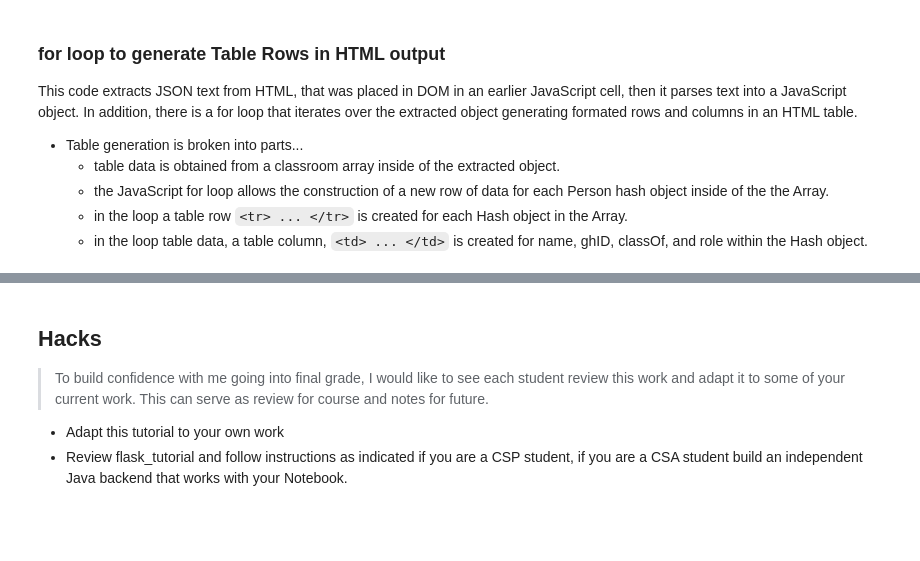
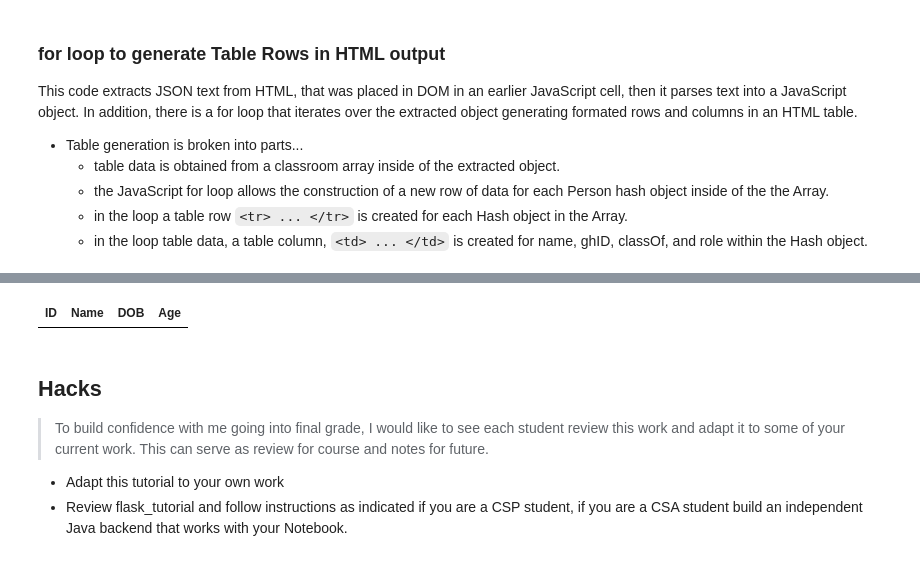
Before and after one commit to nighthawkcoders/APCSP, a Jupyter notebook: _notebooks/2022-09-19-PBL-javascript_tutorial.ipynb, the cells around one changed output, grey strips where cells are left out. Drawn from its saved outputs; the diff is of its cells as text; code cells hidden in the pictures; blank space fills up the shorter version.

```diff
--- a/_notebooks/2022-09-19-PBL-javascript_tutorial.ipynb
+++ b/_notebooks/2022-09-19-PBL-javascript_tutorial.ipynb
@@ -506,3 +457,51 @@ fetch('https://flask.nighthawkcodingsociety.com/api/users/', { mode: 'cors' })
+# %%
+%%html
+<!-- load jQuery and tablesorter scripts -->
+<head>
+<!-- load jQuery and DataTables scripts -->
+    <link rel="stylesheet" type="text/css" href="https://cdn.datatables.net/1.10.25/css/jquery.dataTables.min.css">
+    <script type="text/javascript" language="javascript" src="https://code.jquery.com/jquery-3.6.0.min.js"></script>
+    <script type="text/javascript" language="javascript" src="https://cdn.datatables.net/1.10.25/js/jquery.dataTables.min.js"></script>
+</head>
+<table id="flaskTable" class="table" style="width:100%">
+    <thead id="flaskHead">
+        <tr>
+            <th>ID</th>
+            <th>Name</th>
+            <th>DOB</th>
+            <th>Age</th>
+        </tr>
+    </thead>
+    <tbody id="flaskBody"></tbody>
+</table>
+
+<script>
+  $(document).ready(function() {
+    fetch('https://flask.nighthawkcodingsociety.com/api/users/', { mode: 'cors' })
+    .then(response => {
+      if (!response.ok) {
+        throw new Error('API response failed');
+      }
+      return response.json();
+    })
+    .then(data => {
+      for (const row of data) {
+        $('#flaskBody').append('<tr><td>' +
+            row.id + '</td><td>' +
+            row.name + '</td><td>' +
+            row.dob + '</td><td>' +
+            row.age + '</td></tr>');
+      }
+      // BUG on Jupyter, works on Markdown in Github Pges
+      $("#flaskTable").DataTable();
+    })
+    .catch(error => {
+      console.error('Error:', error);
+    });
+  });
+</script>
+# %% [output]
+| ID | Name | DOB | Age |
 # %% [markdown]
 ## Hacks
 > To build confidence with me going into final grade, I would like to see each student review this work and adapt it to some of your current work.  This can serve as review for course and notes for future.
```
Also changed, not shown: parts of 5 cells of this notebook, 2 other files.
